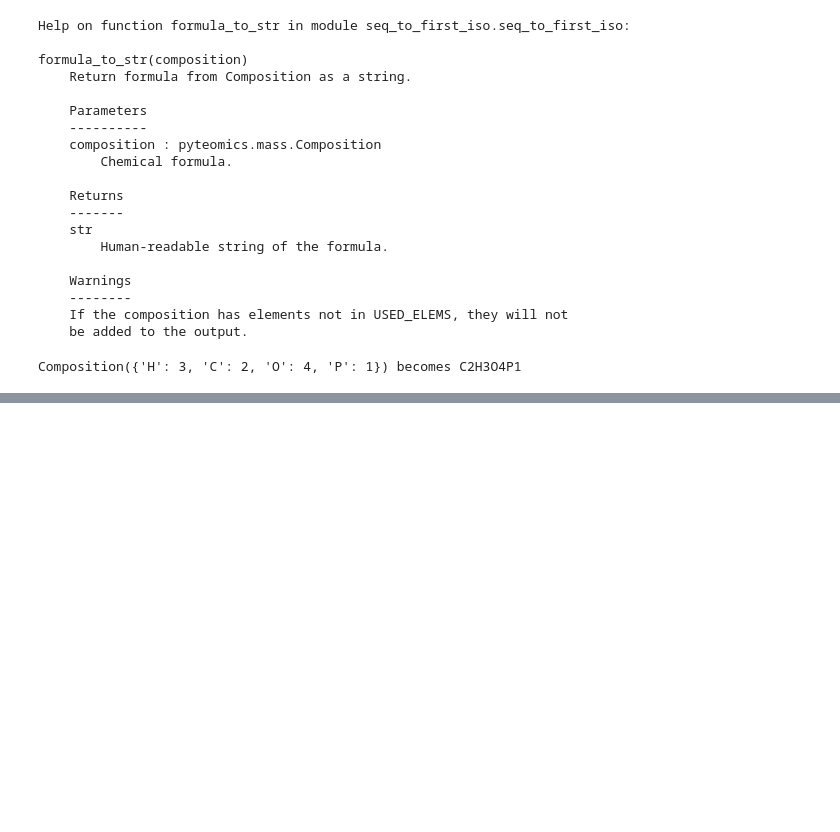
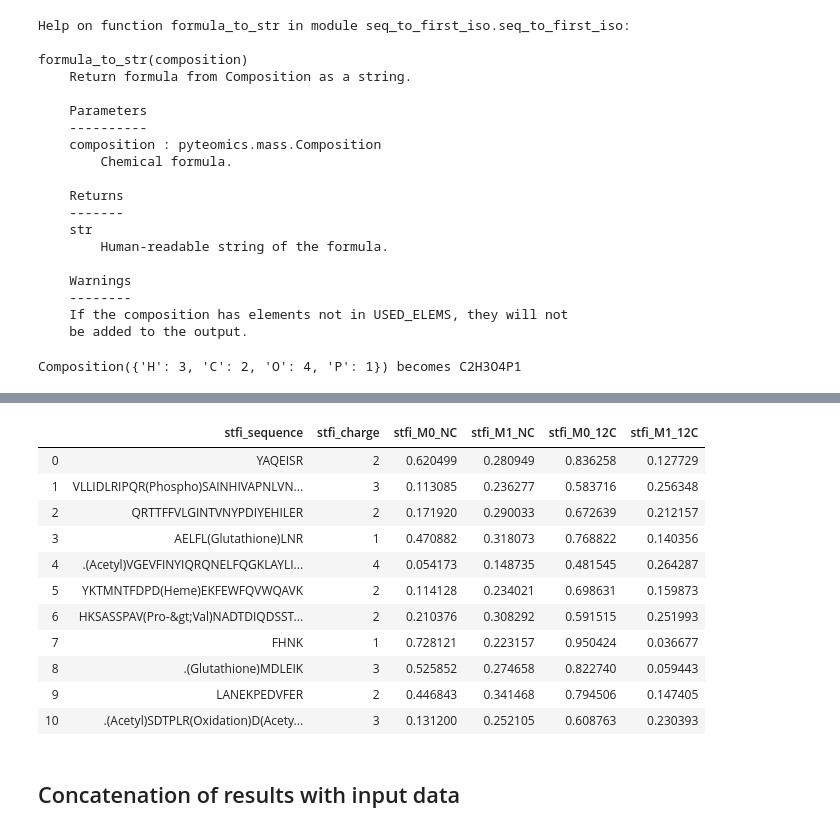
Before and after one commit to pierrepo/seq-to-first-iso, a Jupyter notebook: notebooks/demo_API.ipynb, the cells around one changed output, grey strips where cells are left out. Cells and saved outputs as stored; diff of their text form; code cells hidden in the pictures; blank space fills up the shorter version.

```diff
--- a/notebooks/demo_API.ipynb
+++ b/notebooks/demo_API.ipynb
@@ -387,0 +285,18 @@ If modifications have "non-CHONPSX" elements, computation of isotopologue intens
+# %%
+# Most interesting columns are the following
+df_final[["stfi_sequence", "stfi_charge", "stfi_M0_NC", "stfi_M1_NC", "stfi_M0_12C", "stfi_M1_12C"]]
+# %% [output]
+|  | stfi_sequence | stfi_charge | stfi_M0_NC | stfi_M1_NC | stfi_M0_12C | stfi_M1_12C |
+| 0 | YAQEISR | 2 | 0.620499 | 0.280949 | 0.836258 | 0.127729 |
+| 1 | VLLIDLRIPQR(Phospho)SAINHIVAPNLVN... | 3 | 0.113085 | 0.236277 | 0.583716 | 0.256348 |
+| 2 | QRTTFFVLGINTVNYPDIYEHILER | 2 | 0.171920 | 0.290033 | 0.672639 | 0.212157 |
+| 3 | AELFL(Glutathione)LNR | 1 | 0.470882 | 0.318073 | 0.768822 | 0.140356 |
+| 4 | .(Acetyl)VGEVFINYIQRQNELFQGKLAYLI... | 4 | 0.054173 | 0.148735 | 0.481545 | 0.264287 |
+| 5 | YKTMNTFDPD(Heme)EKFEWFQVWQAVK | 2 | 0.114128 | 0.234021 | 0.698631 | 0.159873 |
+| 6 | HKSASSPAV(Pro-&gt;Val)NADTDIQDSST... | 2 | 0.210376 | 0.308292 | 0.591515 | 0.251993 |
+| 7 | FHNK | 1 | 0.728121 | 0.223157 | 0.950424 | 0.036677 |
+| 8 | .(Glutathione)MDLEIK | 3 | 0.525852 | 0.274658 | 0.822740 | 0.059443 |
+| 9 | LANEKPEDVFER | 2 | 0.446843 | 0.341468 | 0.794506 | 0.147405 |
+| 10 | .(Acetyl)SDTPLR(Oxidation)D(Acety... | 3 | 0.131200 | 0.252105 | 0.608763 | 0.230393 |
+# %% [markdown]
+## Concatenation of results with input data
```
Also changed, not shown: parts of 44 cells of this notebook, 3 other files.
